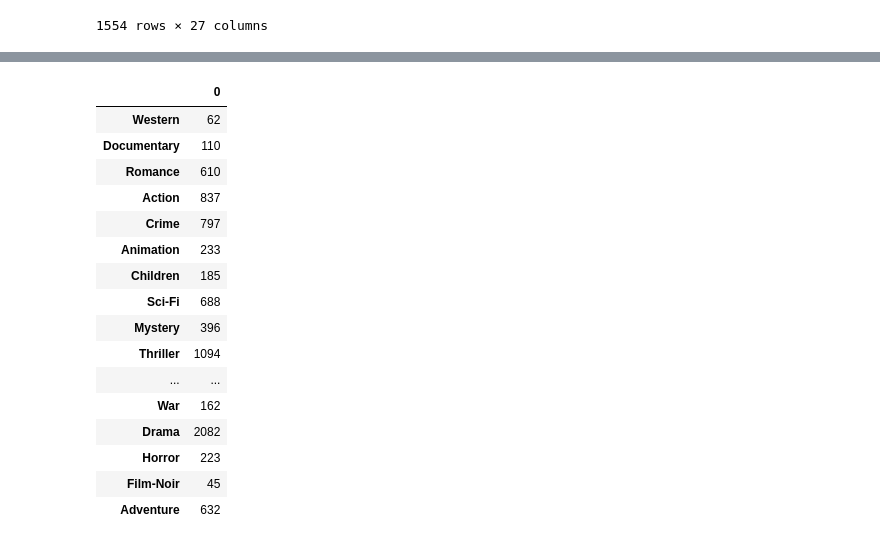
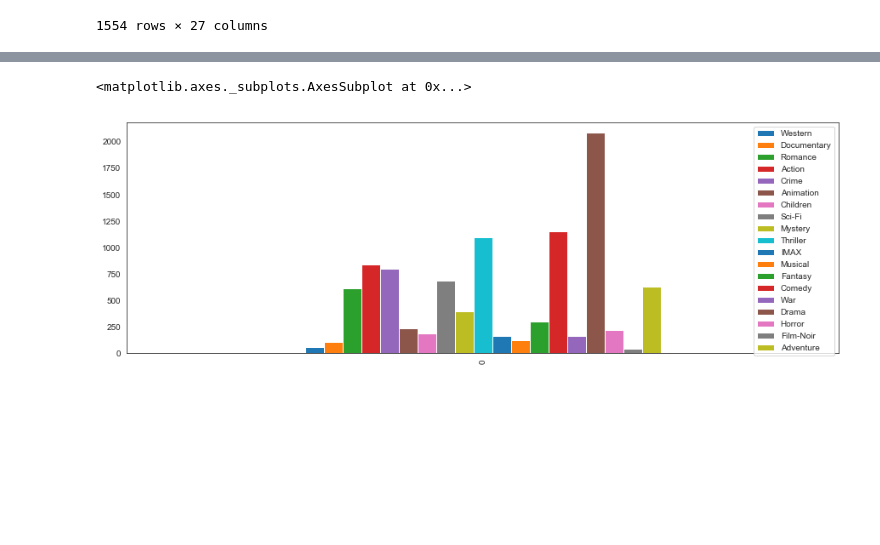
Before and after one commit to MedalKa/lab2, a Jupyter notebook: Lab_2. Recommender systems.ipynb, the cells around one changed output, grey strips where cells are left out. Cells and saved outputs as stored; diff of their text form; code cells hidden in the pictures; blank space fills up the shorter version.

```diff
--- a/Lab_2. Recommender systems.ipynb
+++ b/Lab_2. Recommender systems.ipynb
@@ -343,20 +340,5 @@ tagCountBygenre
 # %%
-pd.DataFrame(tagCountBygenre, index=[0]).T
+pd.DataFrame(tagCountBygenre, index=[0]).plot(kind="bar", figsize=(15,5))
 # %% [output]
-|  | 0 |
-| Western | 62 |
-| Documentary | 110 |
-| Romance | 610 |
-| Action | 837 |
-| Crime | 797 |
-| Animation | 233 |
-| Children | 185 |
-| Sci-Fi | 688 |
-| Mystery | 396 |
-| Thriller | 1094 |
-| ... | ... |
-| War | 162 |
-| Drama | 2082 |
-| Horror | 223 |
-| Film-Noir | 45 |
-| Adventure | 632 |
+<matplotlib.axes._subplots.AxesSubplot at 0x...>
+[figure, added]
```
Also changed, not shown: parts of 14 cells of this notebook.
